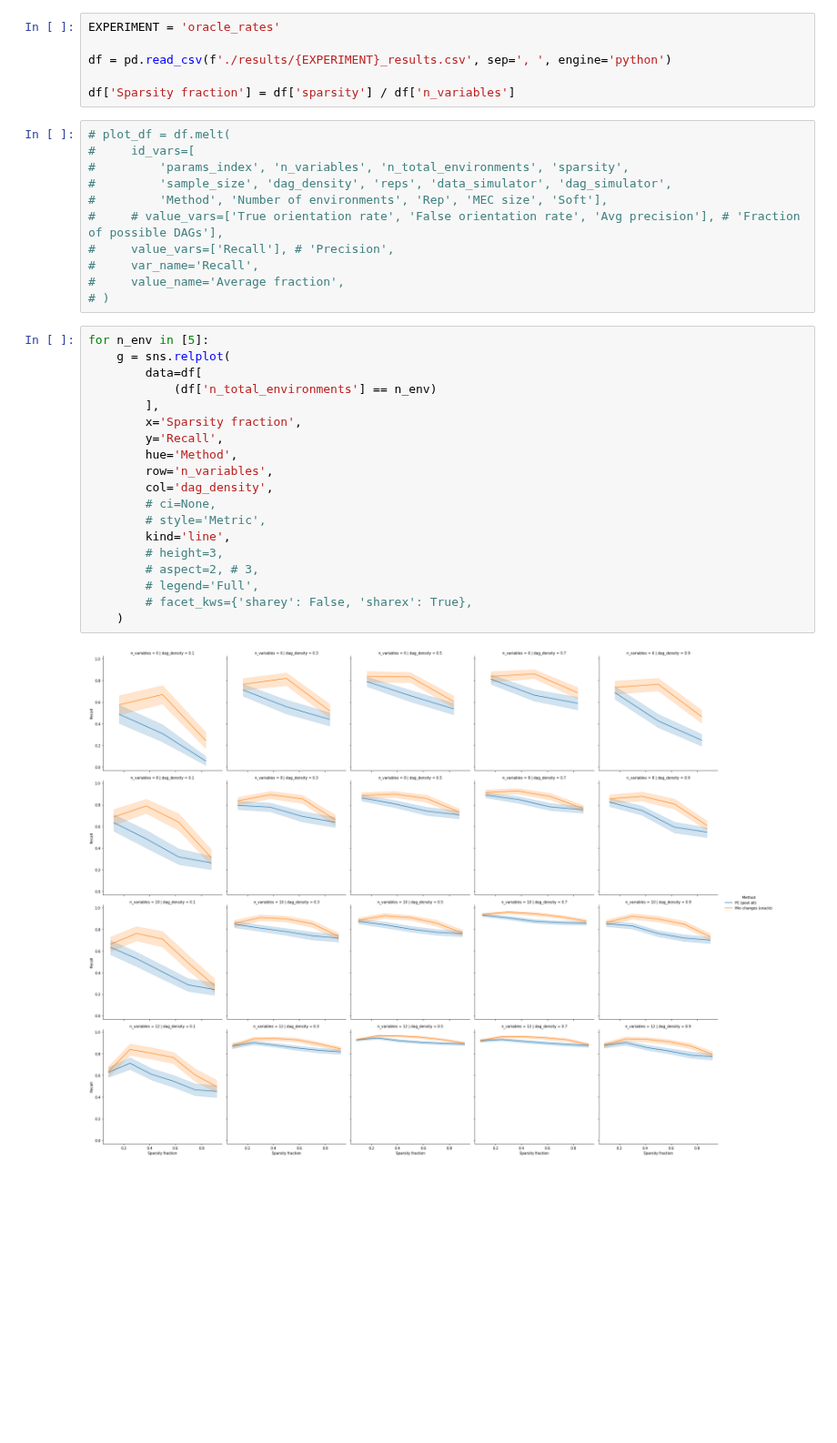
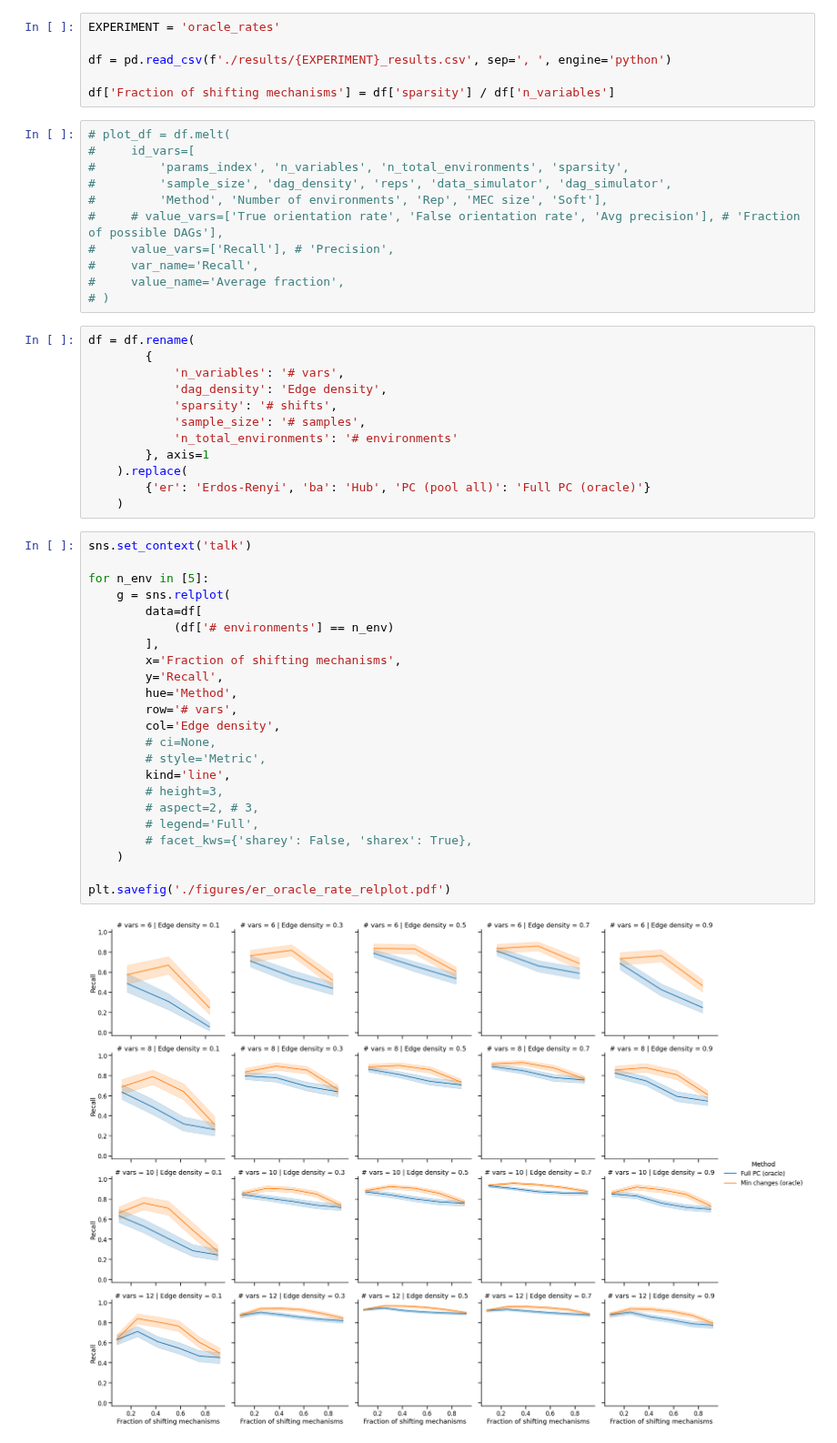
Before and after one commit to rflperry/sparse_shift, a Jupyter notebook: experiments/main_simulations/plot_oracle_rates.ipynb, the cells around one changed output. Shown at 91% size. Cells and saved outputs as stored; diff of their text form; blank space fills up the shorter version.

Commit message:
oracle rates

```diff
--- a/experiments/main_simulations/plot_oracle_rates.ipynb
+++ b/experiments/main_simulations/plot_oracle_rates.ipynb
@@ -8,7 +10,7 @@ EXPERIMENT = 'oracle_rates'
 
 df = pd.read_csv(f'./results/{EXPERIMENT}_results.csv', sep=', ', engine='python')
 
-df['Sparsity fraction'] = df['sparsity'] / df['n_variables']
+df['Fraction of shifting mechanisms'] = df['sparsity'] / df['n_variables']
 # %%
 # plot_df = df.melt(
 #     id_vars=[
@@ -20,24 +22,40 @@ df['Sparsity fraction'] = df['sparsity'] / df['n_variables']
 #     var_name='Recall',
 #     value_name='Average fraction',
 # )
+# %%
+df = df.rename(
+        {
+            'n_variables': '# vars',
+            'dag_density': 'Edge density',
+            'sparsity': '# shifts',
+            'sample_size': '# samples',
+            'n_total_environments': '# environments'
+        }, axis=1
+    ).replace(
+        {'er': 'Erdos-Renyi', 'ba': 'Hub', 'PC (pool all)': 'Full PC (oracle)'}
+    )
 # %%
+sns.set_context('talk')
+
 for n_env in [5]:
     g = sns.relplot(
         data=df[
-            (df['n_total_environments'] == n_env)
+            (df['# environments'] == n_env)
         ],
-        x='Sparsity fraction',
+        x='Fraction of shifting mechanisms',
         y='Recall',
         hue='Method',
-        row='n_variables',
-        col='dag_density',
+        row='# vars',
+        col='Edge density',
         # ci=None,
         # style='Metric',
         kind='line',
         # height=3,
         # aspect=2, # 3,
         # legend='Full',
         # facet_kws={'sharey': False, 'sharex': True},
     )
+
+plt.savefig('./figures/er_oracle_rate_relplot.pdf')
 # %% [output]
-[figure, old version]
+[figure, new version]
```
Also changed, not shown: parts of 4 cells of this notebook, 6 other files.
